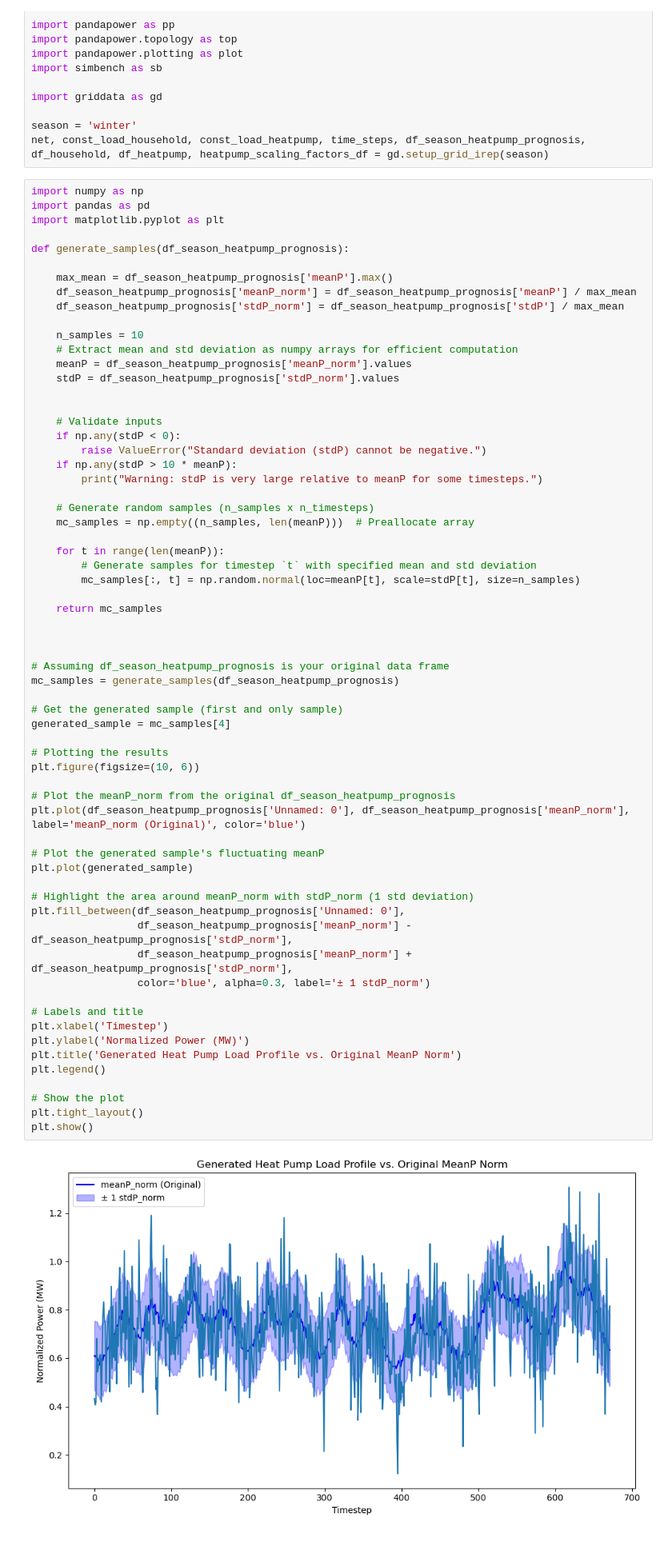
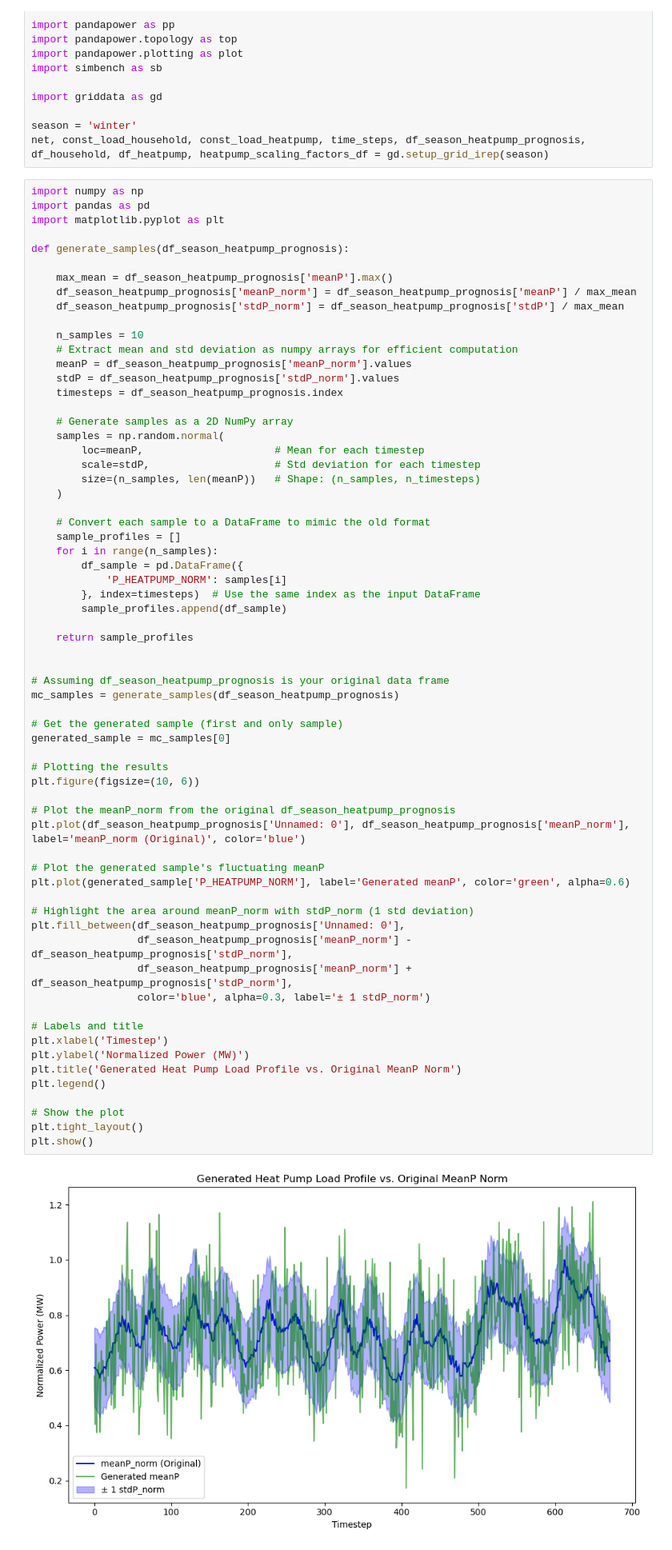
Before and after one commit to marwan2626/DC-OPF, a Jupyter notebook: new/debugger.ipynb, the cells around one changed output. Shown at 80% size. Drawn from its saved outputs; the diff is of its cells as text.

```diff
--- a/new/debugger.ipynb
+++ b/new/debugger.ipynb
@@ -148,57 +148,58 @@ def generate_samples(df_season_heatpump_prognosis):
     # Extract mean and std deviation as numpy arrays for efficient computation
     meanP = df_season_heatpump_prognosis['meanP_norm'].values
     stdP = df_season_heatpump_prognosis['stdP_norm'].values
+    timesteps = df_season_heatpump_prognosis.index
 
+    # Generate samples as a 2D NumPy array
+    samples = np.random.normal(
+        loc=meanP,                     # Mean for each timestep
+        scale=stdP,                    # Std deviation for each timestep
+        size=(n_samples, len(meanP))   # Shape: (n_samples, n_timesteps)
+    )
 
-    # Validate inputs
-    if np.any(stdP < 0):
-        raise ValueError("Standard deviation (stdP) cannot be negative.")
-    if np.any(stdP > 10 * meanP):
-        print("Warning: stdP is very large relative to meanP for some timesteps.")
+    # Convert each sample to a DataFrame to mimic the old format
+    sample_profiles = []
+    for i in range(n_samples):
+        df_sample = pd.DataFrame({
+            'P_HEATPUMP_NORM': samples[i]
+        }, index=timesteps)  # Use the same index as the input DataFrame
+        sample_profiles.append(df_sample)
 
-    # Generate random samples (n_samples x n_timesteps)
-    mc_samples = np.empty((n_samples, len(meanP)))  # Preallocate array
-
-    for t in range(len(meanP)):
-        # Generate samples for timestep `t` with specified mean and std deviation
-        mc_samples[:, t] = np.random.normal(loc=meanP[t], scale=stdP[t], size=n_samples)
-
-    return mc_samples
-
+    return sample_profiles
 
 
 # Assuming df_season_heatpump_prognosis is your original data frame
 mc_samples = generate_samples(df_season_heatpump_prognosis)
 
 # Get the generated sample (first and only sample)
-generated_sample = mc_samples[4]
+generated_sample = mc_samples[0]
 
 # Plotting the results
 plt.figure(figsize=(10, 6))
 
 # Plot the meanP_norm from the original df_season_heatpump_prognosis
 plt.plot(df_season_heatpump_prognosis['Unnamed: 0'], df_season_heatpump_prognosis['meanP_norm'], label='meanP_norm (Original)', color='blue')
 
 # Plot the generated sample's fluctuating meanP
-plt.plot(generated_sample)
+plt.plot(generated_sample['P_HEATPUMP_NORM'], label='Generated meanP', color='green', alpha=0.6)
 
 # Highlight the area around meanP_norm with stdP_norm (1 std deviation)
 plt.fill_between(df_season_heatpump_prognosis['Unnamed: 0'],
                  df_season_heatpump_prognosis['meanP_norm'] - df_season_heatpump_prognosis['stdP_norm'],
                  df_season_heatpump_prognosis['meanP_norm'] + df_season_heatpump_prognosis['stdP_norm'],
                  color='blue', alpha=0.3, label='± 1 stdP_norm')
 
 # Labels and title
 plt.xlabel('Timestep')
 plt.ylabel('Normalized Power (MW)')
 plt.title('Generated Heat Pump Load Profile vs. Original MeanP Norm')
 plt.legend()
 
 # Show the plot
 plt.tight_layout()
 plt.show()
 # %% [output]
-[figure, old version]
+[figure, new version]
 # %%
 plt.plot(df_season_heatpump_prognosis['p_mw'], marker='o', linestyle='-', color='b')
 # %% [output]
```
Also changed, not shown: 2 other files.
